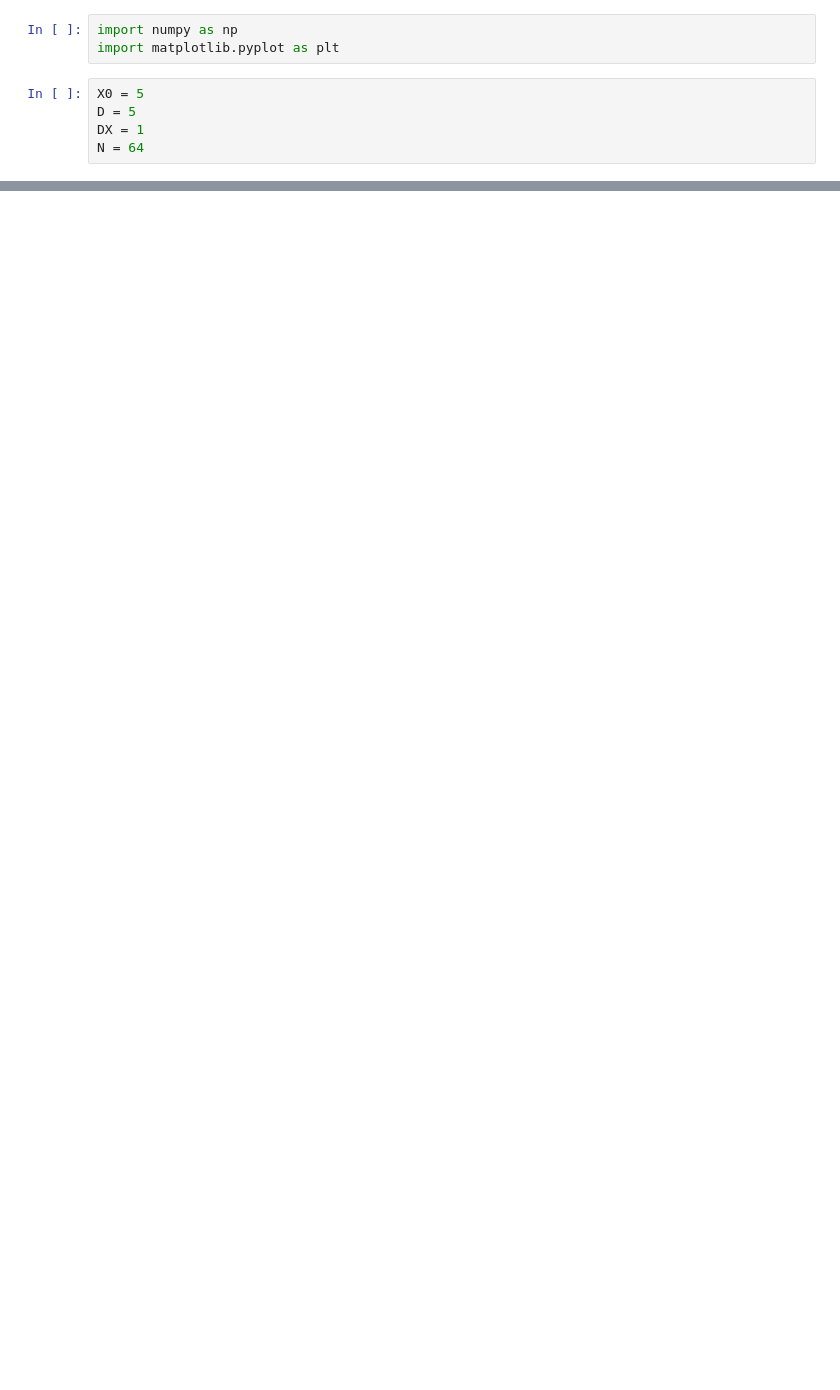
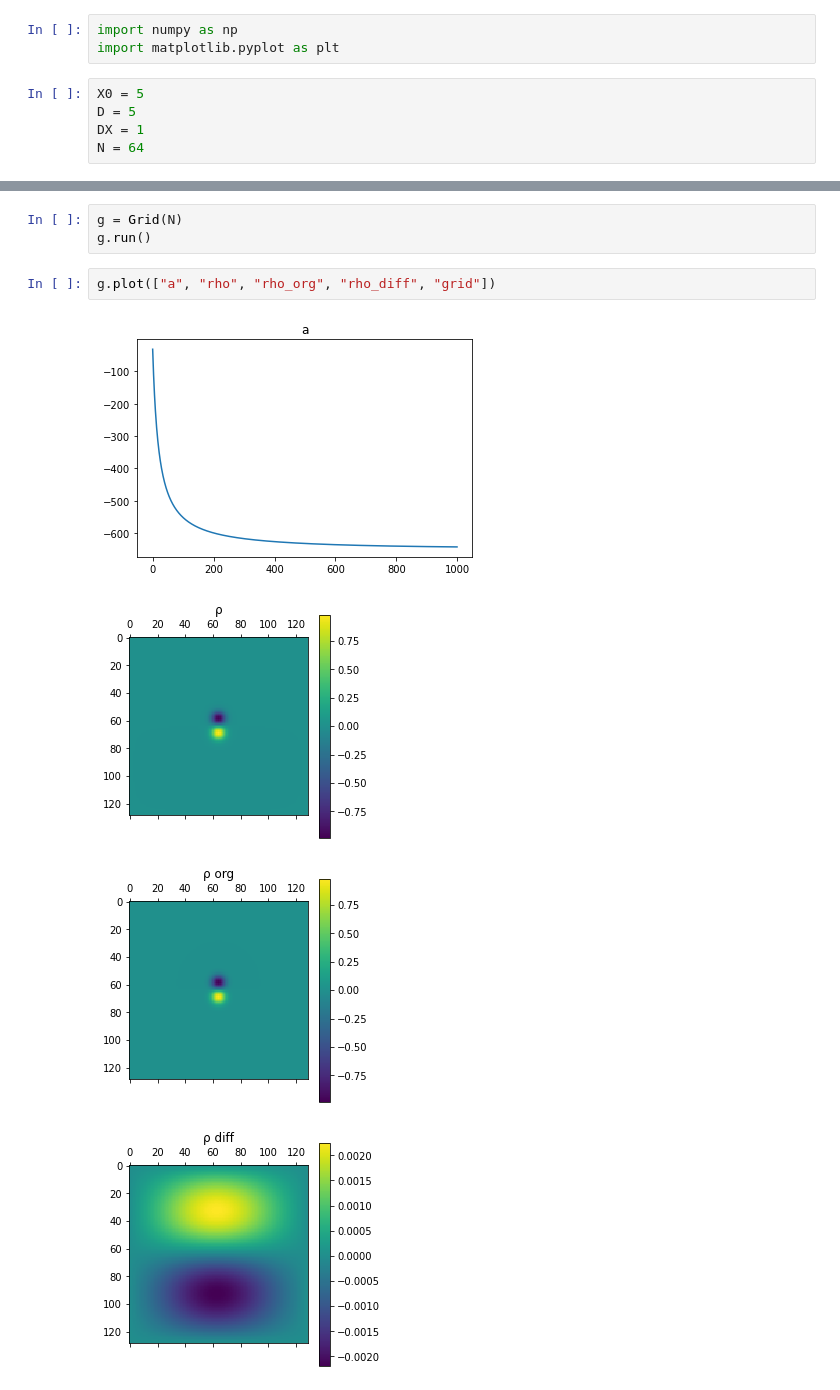
Before and after one commit to matix0508/MOFiT, a Jupyter notebook: lab04/sheet.ipynb, the cells around one changed output, grey strips where cells are left out. Cells and saved outputs as stored; diff of their text form; blank space fills up the shorter version.

```diff
--- a/lab04/sheet.ipynb
+++ b/lab04/sheet.ipynb
@@ -64,0 +87,10 @@ class Grid:
+# %%
+g = Grid(N)
+g.run()
+# %%
+g.plot(["a", "rho", "rho_org", "rho_diff", "grid"])
+# %% [output]
+[figure, added]
+[figure, added]
+[figure, added]
+[figure, added]
```
Also changed, not shown: parts of 10 cells of this notebook, 2 other files.
